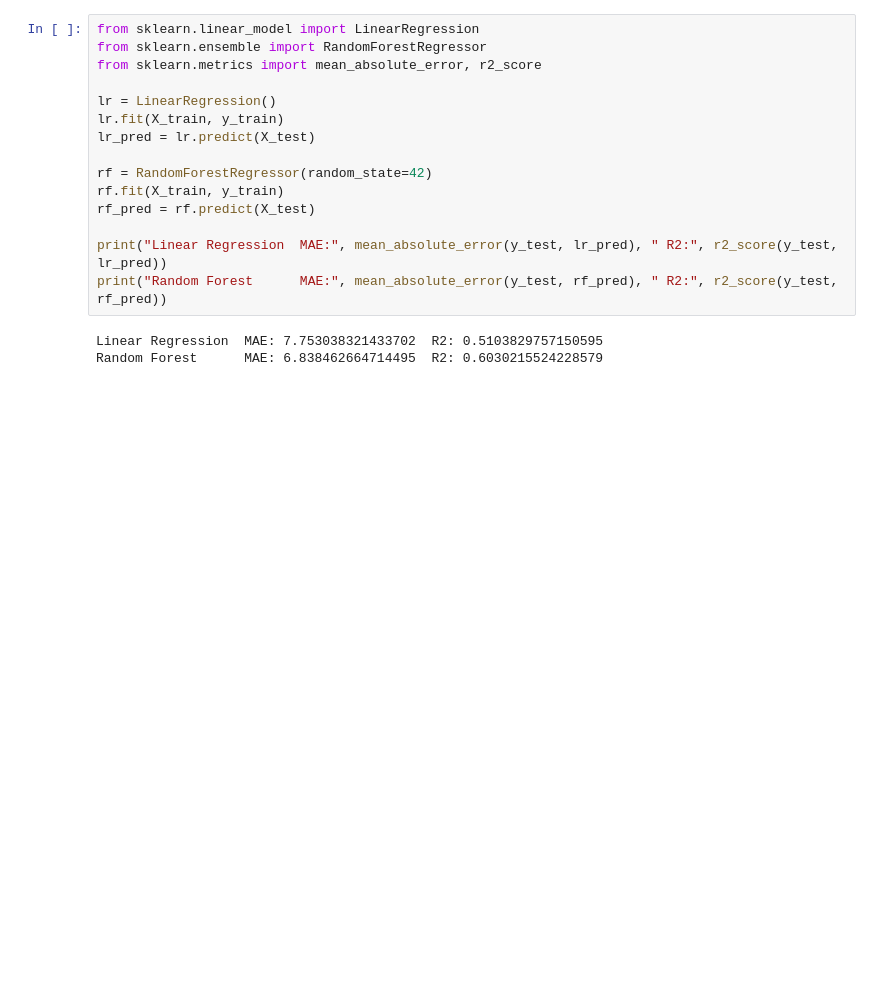
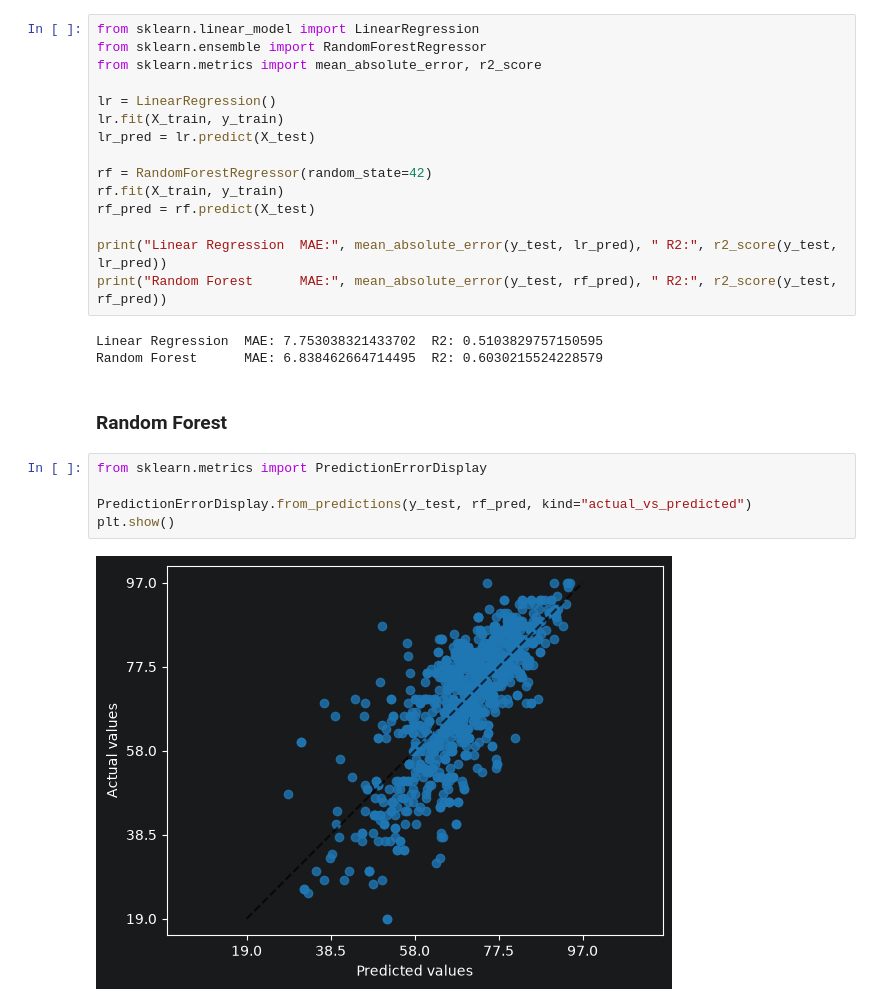
Before and after one commit to adj06/video-game-rating-predictor, a Jupyter notebook: sample.ipynb, the cells around one changed output. Saved outputs shown, nothing was run; the diff lists cells and outputs as text; blank space fills up the shorter version.

Commit message:
training linear regression and random forest with evaluation

```diff
--- a/sample.ipynb
+++ b/sample.ipynb
@@ -143,3 +143,12 @@ print("Random Forest      MAE:", mean_absolute_error(y_test, rf_pred), " R2:", r
 # %% [output]
 Linear Regression  MAE: 7.753038321433702  R2: 0.5103829757150595
 Random Forest      MAE: 6.838462664714495  R2: 0.6030215524228579
+# %% [markdown]
+### Random Forest
+# %%
+from sklearn.metrics import PredictionErrorDisplay
+
+PredictionErrorDisplay.from_predictions(y_test, rf_pred, kind="actual_vs_predicted")
+plt.show()
+# %% [output]
+[figure, added]
```
Also changed, not shown: parts of 2 cells of this notebook.
